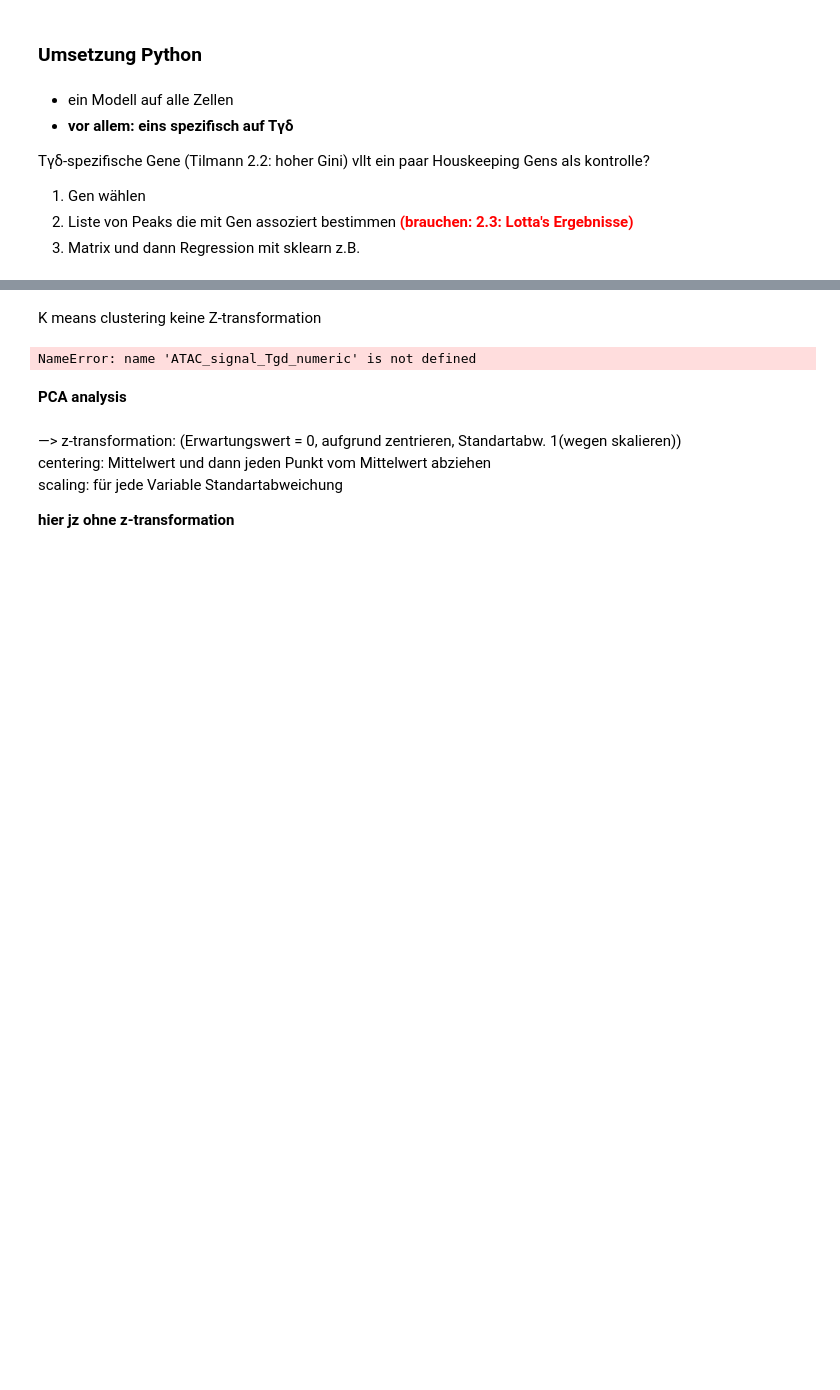
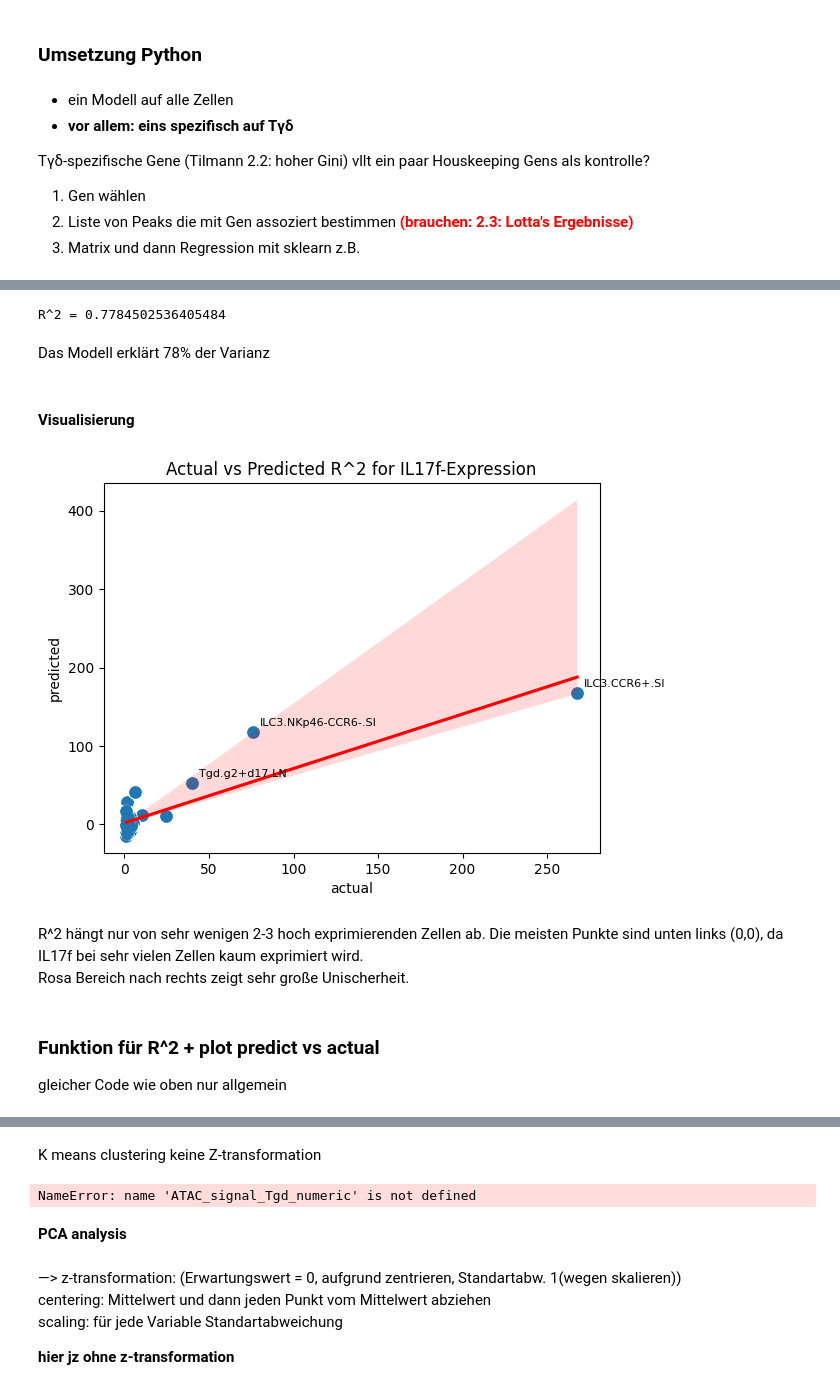
Before and after one commit to datascience-mobi-2026/topic04_team03, a Jupyter notebook: jupyter_rosa.ipynb, the cells around one changed output, grey strips where cells are left out. Drawn from its saved outputs; the diff is of its cells as text; code cells hidden in the pictures; blank space fills up the shorter version.

Commit message:
2.4.1 Regressions Modell erstellt

```diff
--- a/jupyter_rosa.ipynb
+++ b/jupyter_rosa.ipynb
@@ -1383,0 +1563,5 @@ vllt ein paar Houskeeping Gens als kontrolle?
+# %%
+from pathlib import Path
+ATAC_seq_IL17_path = Path('data') /'ATAC_seq_IL17.csv'
+ATAC_seq_IL17 = pd.read_csv(ATAC_seq_IL17_path)
+ATAC_seq_IL17 #head: zeigt nur erste 5 Zeilen --> trotzdem alles geladen
@@ -1383,0 +1636,53 @@ vllt ein paar Houskeeping Gens als kontrolle?
+# %%
+from sklearn.linear_model import Ridge
+from sklearn.metrics import r2_score
+from sklearn.model_selection import cross_val_score, KFold
+from sklearn.linear_model import RidgeCV
+
+# Regressionamodell von scikit-learn
+reg = Ridge(alpha=10.0).fit(X_scaled, y) # alpha ist penalty, wenn alpha = 0 keine Strafe #.fit: trainiert Modell
+
+r2 = r2_score(y, reg.predict(X_scaled)) #r^2 lässt das Modell für dieselben Zellen expression vorhersagen
+#y wird verglichen mit vorhergesagten Wert  und berechnet R^2 (wie viel Prozent der Expressionsvarianz das Modell erklärt)
+print("R^2 (Training):", r2)
+# %% [output]
+R^2 = 0.7784502536405484
+# %% [markdown]
+Das Modell erklärt 78% der Varianz
+# %% [markdown]
+#### Visualisierung
+# %%
+import matplotlib.pyplot as plt
+import numpy as np
+
+y_pred = reg.predict(X_scaled)
+y_true = np.ravel(y) #Ausgabe 1D --> verwenden für scatter plot
+
+Reg_vis = pd.DataFrame({"actual": y_true, "predicted": y_pred}, index=X.index) #Zelltyp Namen übernehmen
+
+sns.scatterplot(
+    data=Reg_vis,
+    x="actual",
+    y="predicted",
+    s=100,
+)
+
+sns.regplot(data=Reg_vis, x="actual", y="predicted", line_kws={"color": "red"})
+
+# Name der Zellen der drei höcsten Expression
+for cell in Reg_vis["actual"].nlargest(3).index:
+    plt.annotate(
+        cell,
+        (Reg_vis.loc[cell, "actual"], Reg_vis.loc[cell, "predicted"]),
+        fontsize=8, xytext=(5, 5), textcoords="offset points"
+    )
+plt.title("Actual vs Predicted R^2 for IL17f-Expression")
+plt.show()
+# %% [output]
+[figure, added]
+# %% [markdown]
+R^2 hängt nur von sehr wenigen 2-3 hoch exprimierenden Zellen ab. Die meisten Punkte sind unten links (0,0), da IL17f bei sehr vielen Zellen kaum exprimiert wird.
+<br> Rosa Bereich nach rechts zeigt sehr große Unischerheit.
+# %% [markdown]
+### Funktion für R^2 + plot predict vs actual
+gleicher Code wie oben nur allgemein
```
Also changed, not shown: parts of 57 cells of this notebook.
